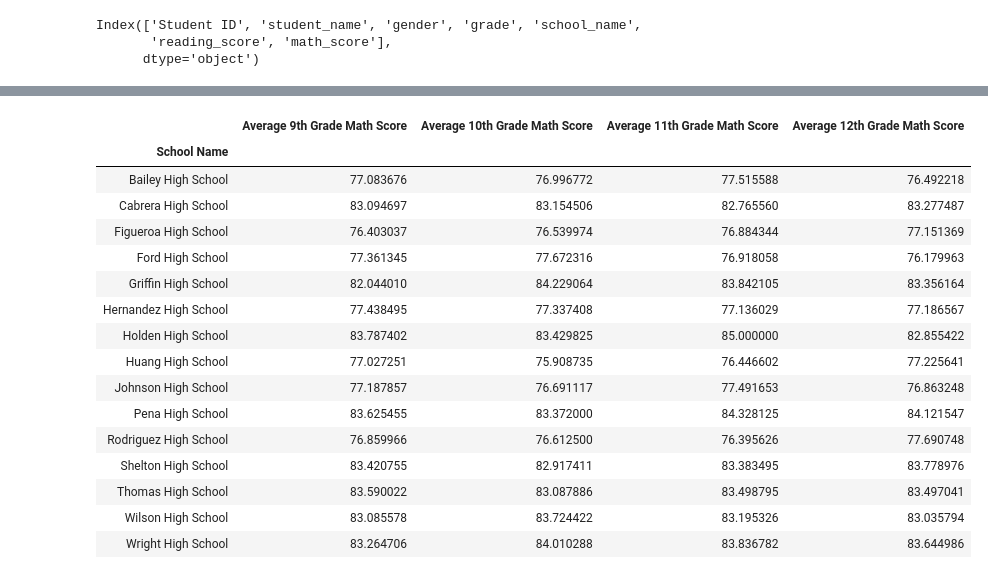
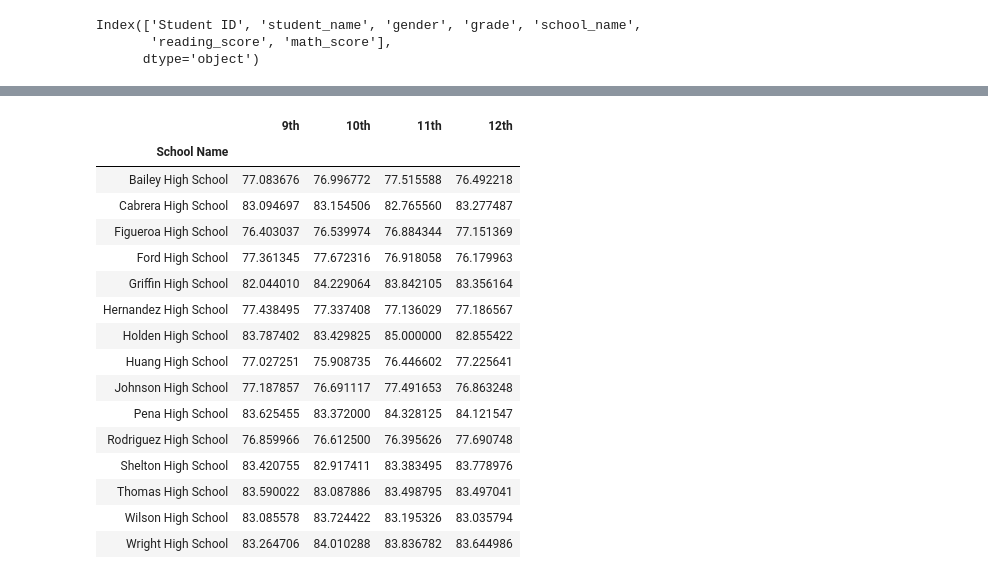
Before and after one commit to camiloibanez/School-Performance, a Jupyter notebook: PyCitySchools/PySchools.ipynb, the cells around one changed output, grey strips where cells are left out. Drawn from its saved outputs; the diff is of its cells as text; code cells hidden in the pictures.

```diff
--- a/PyCitySchools/PySchools.ipynb
+++ b/PyCitySchools/PySchools.ipynb
@@ -141,40 +148,40 @@ students4_df.rename(columns={"school_name":"School Name"}, inplace=True)
 students4_df = students4_df.loc[students4_df["grade"] == "9th",:]
 del students4_df["grade"]
 students4_df = students4_df.groupby(["School Name"]).mean()
-students4_df.rename(columns={"math_score": "Average 9th Grade Math Score"}, inplace=True)
+students4_df.rename(columns={"math_score": "9th"}, inplace=True)
 
 students5_df = students_df.copy()
 students5_df = students5_df[["grade","school_name", "math_score"]]
 students5_df.rename(columns={"school_name":"School Name"}, inplace=True)
 students5_df = students5_df.loc[students5_df["grade"] == "10th",:]
 del students5_df["grade"]
 students5_df = students5_df.groupby(["School Name"]).mean()
-students5_df.rename(columns={"math_score": "Average 10th Grade Math Score"}, inplace=True)
+students5_df.rename(columns={"math_score": "10th"}, inplace=True)
 
 Math_Scores_by_Grade_df = pd.merge(students4_df, students5_df, on="School Name")
 
 students6_df = students_df.copy()
 students6_df = students6_df[["grade","school_name", "math_score"]]
 students6_df.rename(columns={"school_name":"School Name"}, inplace=True)
 students6_df = students6_df.loc[students6_df["grade"] == "11th",:]
 del students6_df["grade"]
 students6_df = students6_df.groupby(["School Name"]).mean()
-students6_df.rename(columns={"math_score": "Average 11th Grade Math Score"}, inplace=True)
+students6_df.rename(columns={"math_score": "11th"}, inplace=True)
 
 Math_Scores_by_Grade_df = pd.merge(Math_Scores_by_Grade_df, students6_df, on="School Name")
 
 students7_df = students_df.copy()
 students7_df = students7_df[["grade","school_name", "math_score"]]
 students7_df.rename(columns={"school_name":"School Name"}, inplace=True)
 students7_df = students7_df.loc[students7_df["grade"] == "12th",:]
 del students7_df["grade"]
 students7_df = students7_df.groupby(["School Name"]).mean()
-students7_df.rename(columns={"math_score": "Average 12th Grade Math Score"}, inplace=True)
+students7_df.rename(columns={"math_score": "12th"}, inplace=True)
 
 Math_Scores_by_Grade_df = pd.merge(Math_Scores_by_Grade_df, students7_df, on="School Name")
 Math_Scores_by_Grade_df
 # %% [output]
-|  | Average 9th Grade Math Score | Average 10th Grade Math Score | Average 11th Grade Math Score | Average 12th Grade Math Score |
+|  | 9th | 10th | 11th | 12th |
 | School Name |  |  |  |  |
 | Bailey High School | 77.083676 | 76.996772 | 77.515588 | 76.492218 |
 | Cabrera High School | 83.094697 | 83.154506 | 82.765560 | 83.277487 |
```
Also changed, not shown: parts of 12 cells of this notebook, 1 other file.
